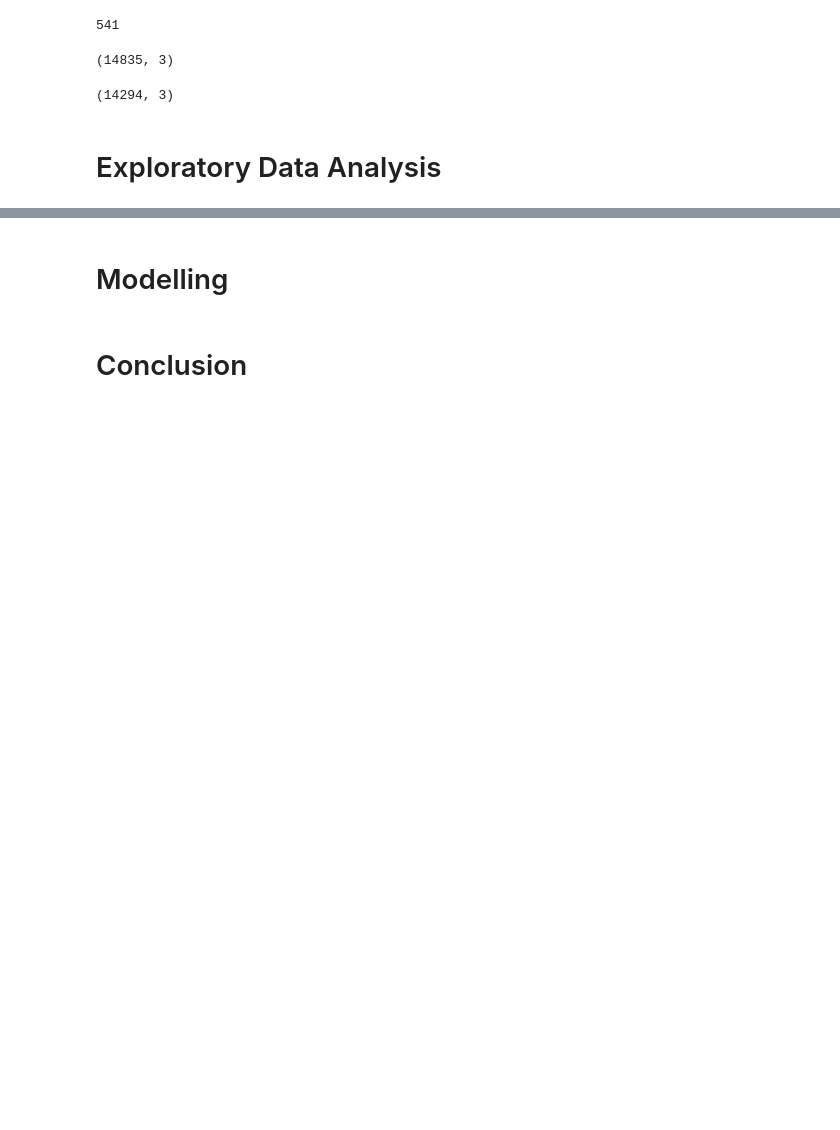
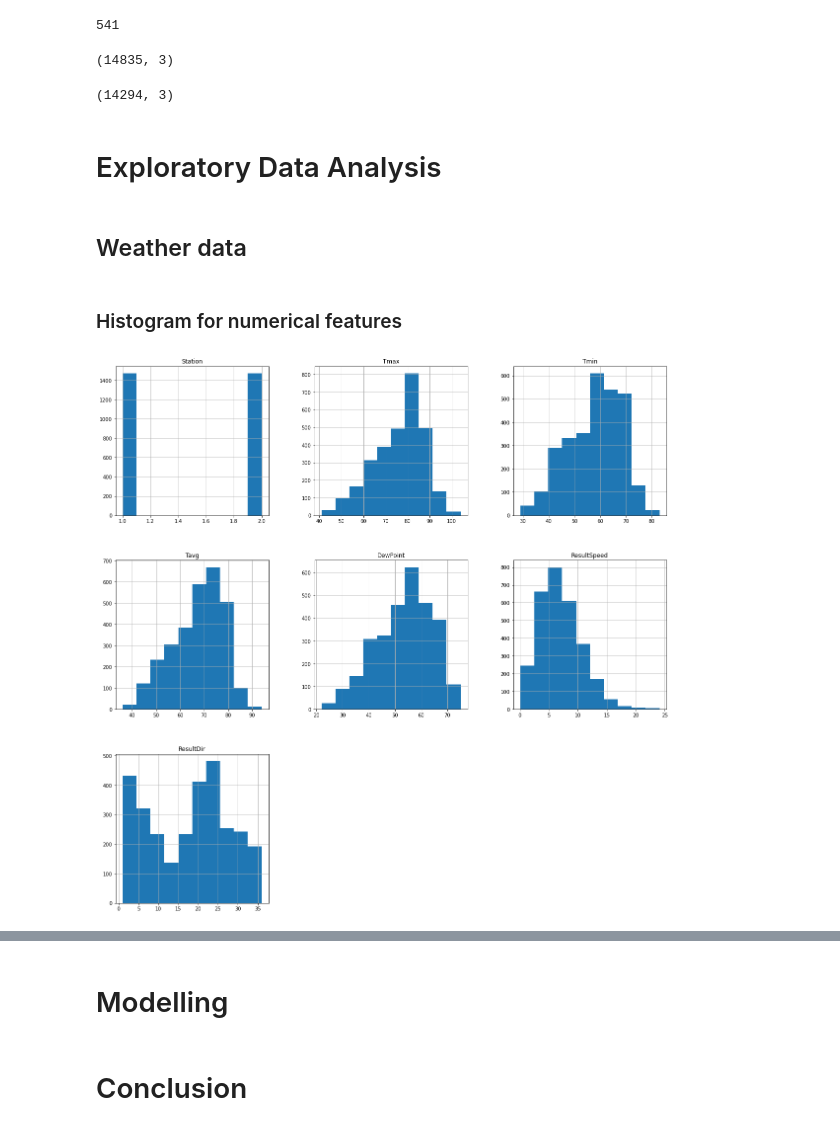
Before and after one commit to kkhalis/project_4, a Jupyter notebook: Project 4 - West Nile Virus Prediction_Casper.ipynb, the cells around one changed output, grey strips where cells are left out. Drawn from its saved outputs; the diff is of its cells as text; code cells hidden in the pictures; blank space fills up the shorter version.

```diff
--- a/Project 4 - West Nile Virus Prediction_Casper.ipynb
+++ b/Project 4 - West Nile Virus Prediction_Casper.ipynb
@@ -168,0 +368,4 @@ dtype: int64
+# %%
+weather = weather.apply(impute_tavg, axis=1)
+# %%
+weather['Tavg'] = weather['Tavg'].astype(int)
@@ -168,0 +443,15 @@ dtype: int64
+# %%
+def impute_depart(row):
+    if row['Station'] == 2:
+        diff = row['Tavg'] - int(weather.loc[(weather['Date'] == row['Date']) &
+                                         (weather['Station'] == 1),
+                                         'Tavg'])
+
+        row['Depart'] = diff + int(weather.loc[(weather['Date'] == row['Date']) &
+                                           (weather['Station'] == 1),
+                                           'Depart'])
+
+    return row
+# %%
+weather = weather.apply(impute_depart, axis=1)
+weather
@@ -227,3 +530,11 @@ spray.shape
 spray['Date'] = pd.to_datetime(spray['Date'], format='%Y-%m-%d')
 # %% [markdown]
 # Exploratory Data Analysis
+# %% [markdown]
+## Weather data
+# %% [markdown]
+### Histogram for numerical features
+# %%
+weather.hist(figsize=(20,20));
+# %% [output]
+[figure, added]
```
Also changed, not shown: parts of 46 cells of this notebook.
